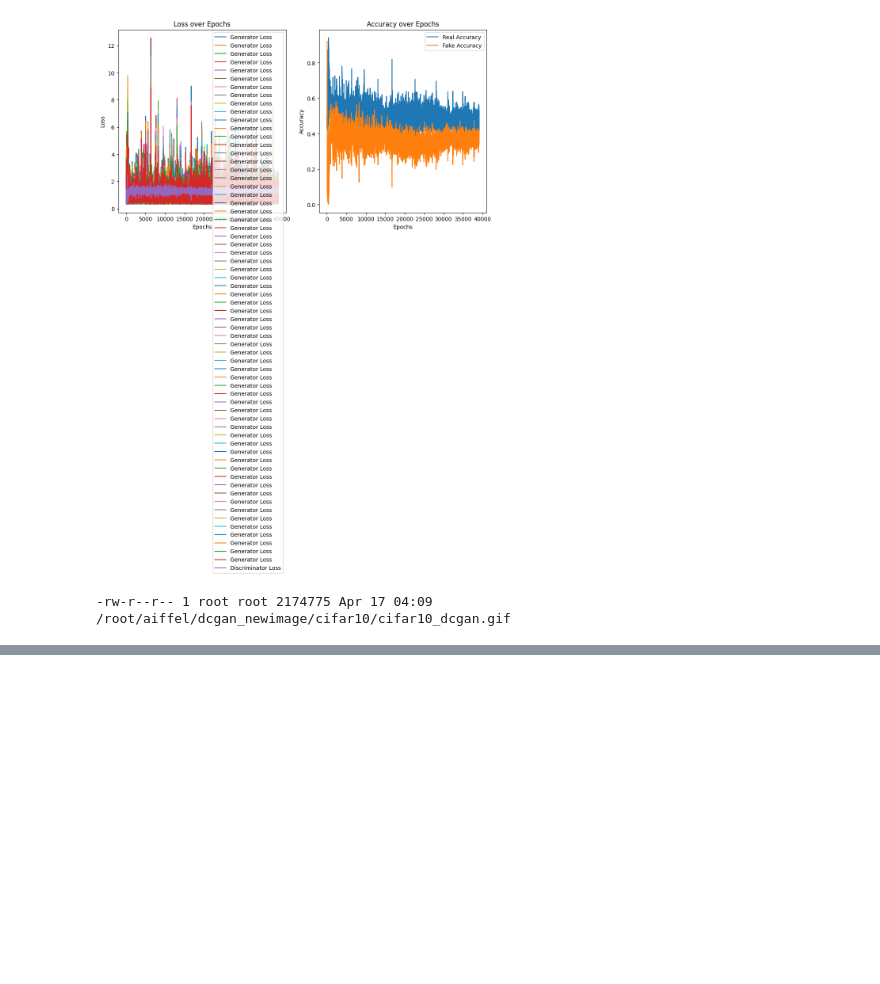
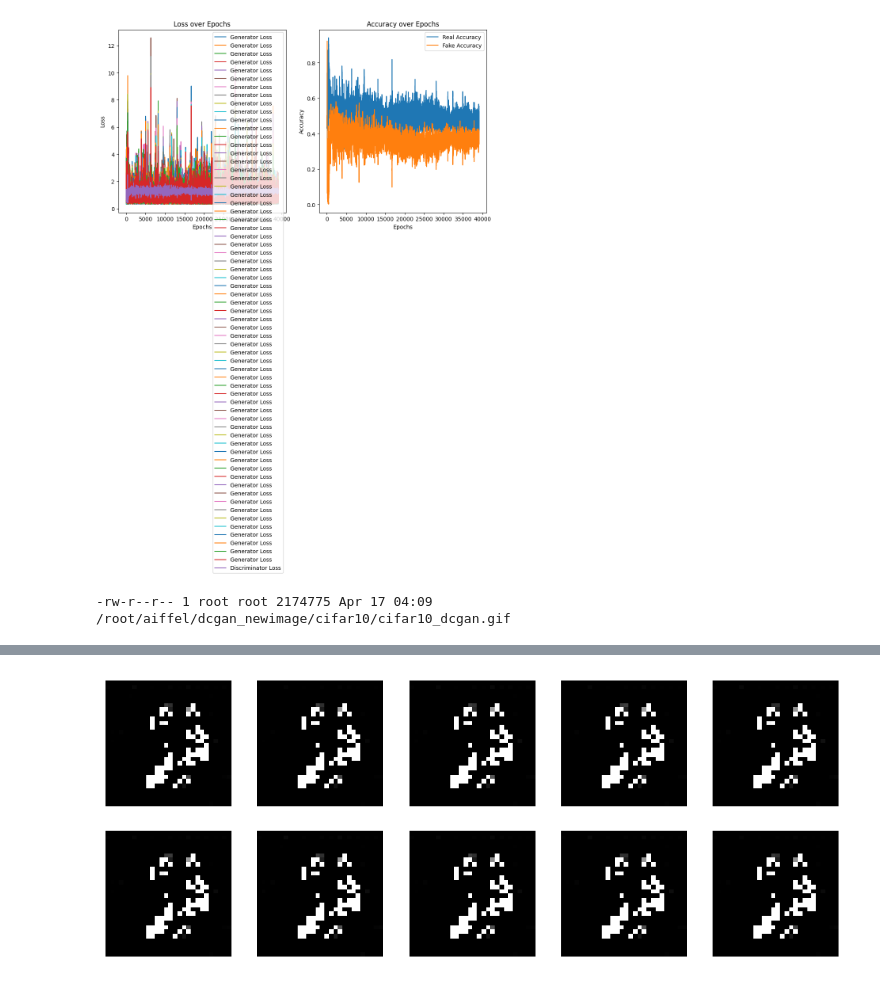
Before and after one commit to sophie-myk/AIFFEL_guest_cr, a Jupyter notebook: Exploration/Quest04/exploration04_cifar10_improved.ipynb, the cells around one changed output, grey strips where cells are left out. Cells and saved outputs as stored; diff of their text form; code cells hidden in the pictures; blank space fills up the shorter version.

```diff
--- a/Exploration/Quest04/exploration04_cifar10_improved.ipynb
+++ b/Exploration/Quest04/exploration04_cifar10_improved.ipynb
@@ -213,3 +213,101 @@ with imageio.get_writer(anim_file, mode='I') as writer:  # GIF 작성을 위한
 Time for training: 3218 sec
 [figure]
 -rw-r--r-- 1 root root 2174775 Apr 17 04:09 /root/aiffel/dcgan_newimage/cifar10/cifar10_dcgan.gif
+# %%
+import tensorflow as tf
+from tensorflow.keras import layers
+import matplotlib.pyplot as plt
+import numpy as np
+import os
+
+# 데이터셋 로드 (예: CIFAR-10 대신 다른 데이터셋을 사용할 수 있음)
+# 예시로 MNIST 데이터셋을 사용합니다.
+(train_images, _), (test_images, _) = tf.keras.datasets.mnist.load_data()
+train_images = train_images.astype('float32') / 255.0
+train_images = np.expand_dims(train_images, axis=-1)
+
+# 데이터셋 준비
+BUFFER_SIZE = 60000
+BATCH_SIZE = 256
+
+train_dataset = tf.data.Dataset.from_tensor_slices(train_images).shuffle(BUFFER_SIZE).batch(BATCH_SIZE)
+
+# 생성자 모델
+def build_generator():
+    model = tf.keras.Sequential()
+    model.add(layers.Input(shape=(28, 28, 1)))
+    model.add(layers.Conv2D(64, kernel_size=4, strides=2, padding='same'))
+    model.add(layers.LeakyReLU())
+    model.add(layers.Conv2D(128, kernel_size=4, strides=2, padding='same'))
+    model.add(layers.LeakyReLU())
+    model.add(layers.Flatten())
+    model.add(layers.Dense(28 * 28 * 1, activation='sigmoid'))
+    model.add(layers.Reshape((28, 28, 1)))
+    return model
+
+# 판별자 모델
+def build_discriminator():
+    model = tf.keras.Sequential()
+    model.add(layers.Input(shape=(28, 28, 1)))
+    model.add(layers.Conv2D(64, kernel_size=4, strides=2, padding='same'))
+    model.add(layers.LeakyReLU())
+    model.add(layers.Conv2D(128, kernel_size=4, strides=2, padding='same'))
+    model.add(layers.LeakyReLU())
+    model.add(layers.Flatten())
+    model.add(layers.Dense(1, activation='sigmoid'))
+    return model
+
+# 모델 초기화
+generator = build_generator()
+discriminator = build_discriminator()
+
+# 손실 함수 및 최적화기 설정
+loss_object = tf.keras.losses.BinaryCrossentropy(from_logits=True)
+generator_optimizer = tf.keras.optimizers.Adam(1e-4)
+discriminator_optimizer = tf.keras.optimizers.Adam(1e-4)
+
+# 훈련 과정 구현
+@tf.function
+def train_step(images):
+    noise = tf.random.normal([BATCH_SIZE, 28, 28, 1])  # 예시로 랜덤 노이즈 생성
+    with tf.GradientTape() as gen_tape, tf.GradientTape() as disc_tape:
+        generated_images = generator(noise, training=True)
+
+        real_output = discriminator(images, training=True)
+        fake_output = discriminator(generated_images, training=True)
+
+        gen_loss = loss_object(tf.ones_like(fake_output), fake_output)
+        disc_loss = loss_object(tf.ones_like(real_output), real_output) + loss_object(tf.zeros_like(fake_output), fake_output)
+
+    gradients_of_generator = gen_tape.gradient(gen_loss, generator.trainable_variables)
+    gradients_of_discriminator = disc_tape.gradient(disc_loss, discriminator.trainable_variables)
+
+    generator_optimizer.apply_gradients(zip(gradients_of_generator, generator.trainable_variables))
+    discriminator_optimizer.apply_gradients(zip(gradients_of_discriminator, discriminator.trainable_variables))
+
+    return gen_loss, disc_loss
+
+# 훈련 함수
+def train(dataset, epochs):
+    for epoch in range(epochs):
+        for image_batch in dataset:
+            gen_loss, disc_loss = train_step(image_batch)
+        print(f'Epoch: {epoch + 1}, Gen Loss: {gen_loss.numpy()}, Disc Loss: {disc_loss.numpy()}')
+
+EPOCHS = 10  # 에포크 수 설정
+train(train_dataset, EPOCHS)
+
+# 생성된 이미지 시각화
+def generate_images(model, examples=10):
+    noise = tf.random.normal([examples, 28, 28, 1])
+    generated_images = model(noise)
+
+    plt.figure(figsize=(10, 10))
+    for i in range(examples):
+        plt.subplot(5, 5, i + 1)
+        plt.imshow(generated_images[i, :, :, 0], cmap='gray')
+        plt.axis('off')
+    plt.show()
+
+generate_images(generator)
+# %% [output]
@@ -215,0 +326 @@ Time for training: 3218 sec
+[figure, added]
```
Also changed, not shown: parts of 2 cells of this notebook.
